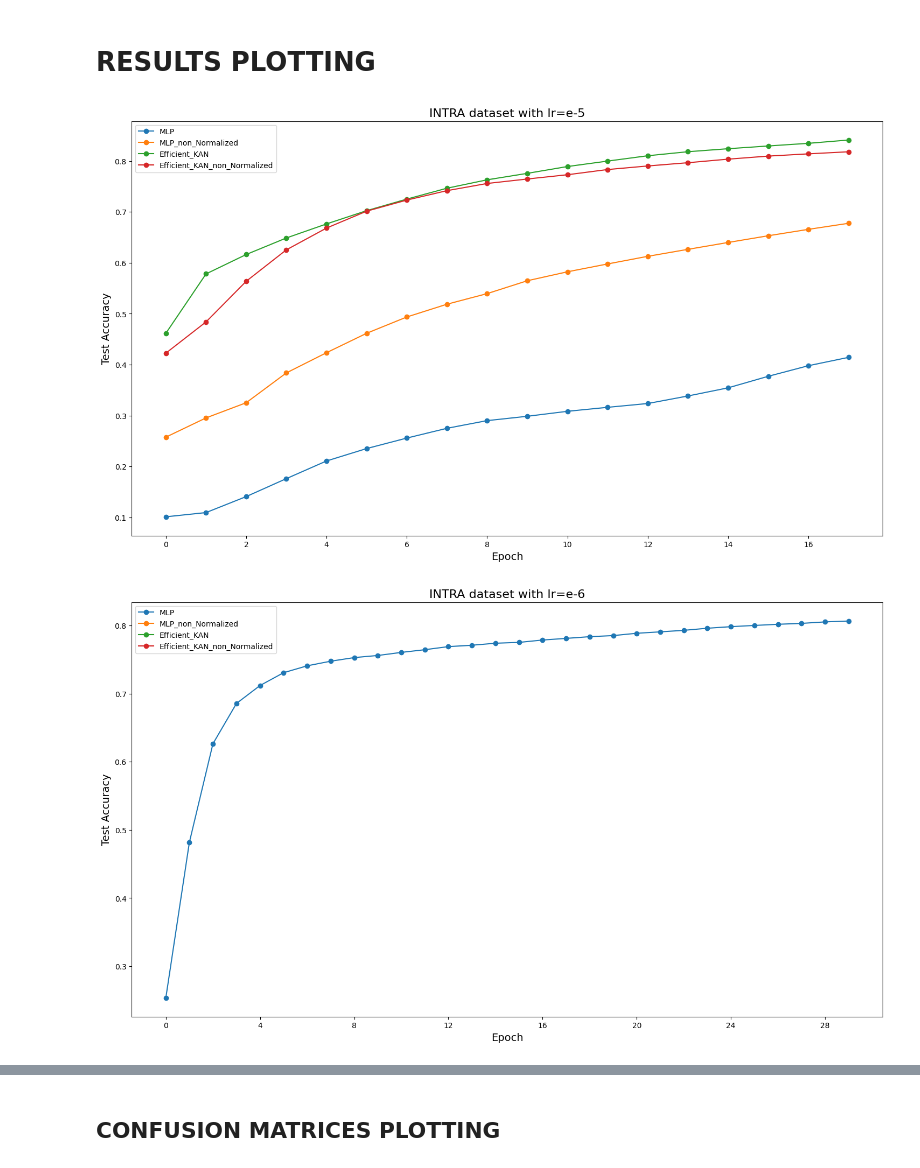
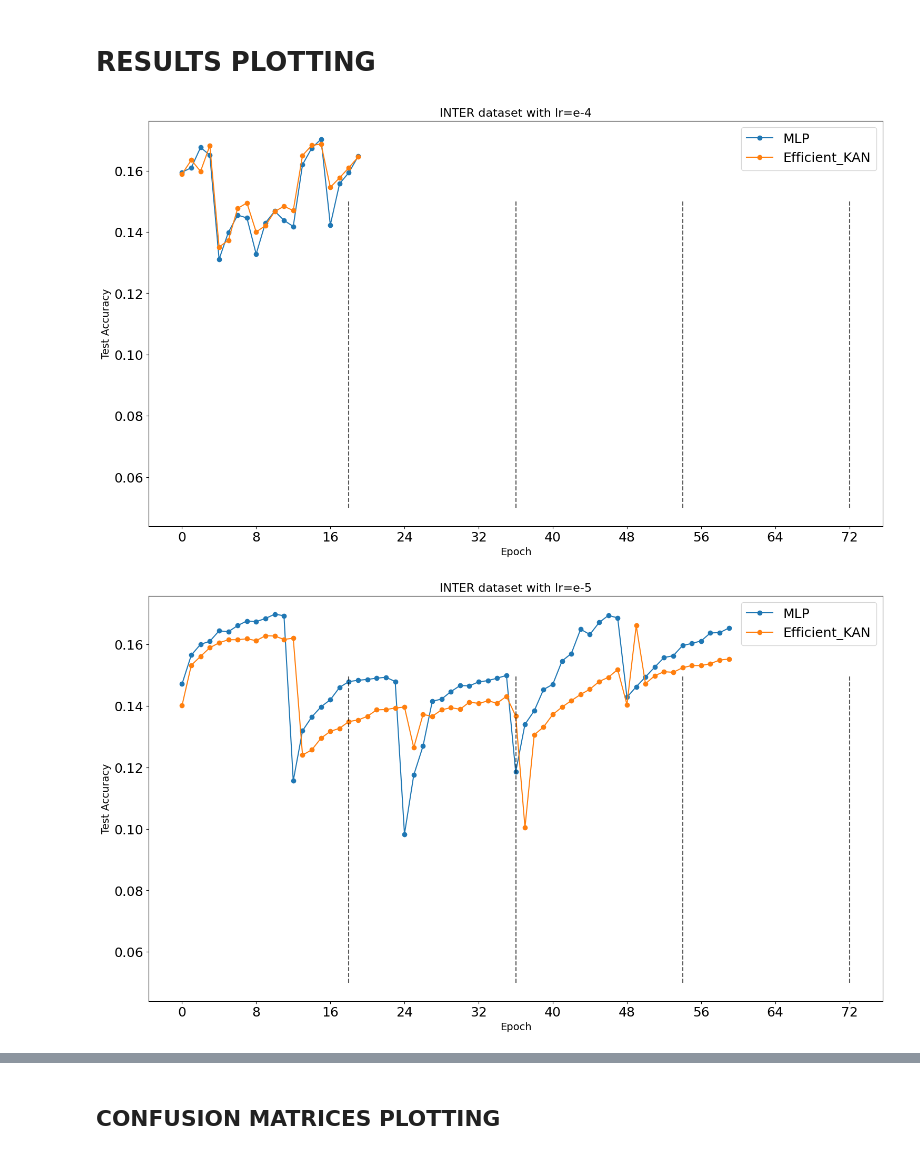
Before and after one commit to MrPio/KAN-Continual_Learning_tests, a Jupyter notebook: KAN_catastrophic_forgetting.ipynb, the cells around one changed output, grey strips where cells are left out. Drawn from its saved outputs; the diff is of its cells as text; code cells hidden in the pictures.

```diff
--- a/KAN_catastrophic_forgetting.ipynb
+++ b/KAN_catastrophic_forgetting.ipynb
@@ -117,9 +120,9 @@ class MLP(nn.Module):
         return x
 # %%
 # MLP
-class MLP_non_Normalized(nn.Module):
+class MLP_Normalized(nn.Module):
     def __init__(self, checkpoint: str | None = None):
-        super(MLP_non_Normalized, self).__init__()
+        super(MLP_Normalized, self).__init__()
         self.layers = [input_size, 28 * 28, 256, 10] if dataset == datasets.MNIST \
             else [input_size, 32 * 32, 512, 10] if dataset == datasets.CIFAR10 \
             else []
@@ -132,6 +135,7 @@ class MLP_non_Normalized(nn.Module):
 
     def forward(self, x):
         x = x.view(-1, self.layers[0])
+        x = (x / 0.5 - 1)
         x = torch.relu(self.fc1(x))
         x = torch.relu(self.fc2(x))
         x = self.fc3(x)
@@ -417,8 +421,10 @@ class KANvolver(nn.Module):
 # %% [markdown]
 # TRAIN() AND TEST() FUNCTIONS
 # %%
-def train(model, checkpoint, optimizer, start_epoch=0, epochs=5, on_epoch_end=None, lr=0, loader=train_loader,
+def train(model, checkpoint, optimizer, start_epoch=0, epochs=5, on_epoch_end=None, lr=0, loader=None,
           task_id=None):
+    if loader is None:
+        loader = train_loader
     criterion = nn.NLLLoss()
     # scheduler = optim.lr_scheduler.ExponentialLR(optimizer, gamma=0.996)
     for epoch in range(start_epoch, epochs + start_epoch):
@@ -507,19 +513,19 @@ def onEpochEnd(model, epoch, train_loss, epoch_duration, lr, task_id):
 # %% [markdown]
 ## INTRA DATASET TEST
 # %%
-for lr in [1e-3, 1e-4, 1e-5, 1e-6][-2:-1]:
-    models = [Efficient_KAN(), Efficient_KAN_non_Normalized(), MLP(), MLP_non_Normalized(),
+for lr in [1e-5, 1e-6]:
+    models = [Efficient_KAN(), MLP(), Efficient_KAN_non_Normalized(), MLP_non_Normalized(),
               CKAN_BN(), KANC_MLP(), NormalConvsKAN(), ConvNet(),
               KKAN_Convolutional_Network(), SimpleCNN(), KANvolver()]
     print(f'Using lr={lr} ------------------------------------')
-    for model in [x.to(device) for x in models[:4]]:
+    for model in [x.to(device) for x in models[:2]]:
         print(f'Training model={model.__class__.__name__}')
         train(model, f'results/{dataset_name}/intra/{model.__class__.__name__}', epochs=18, start_epoch=0,
               optimizer=optim.Adam(model.parameters(), lr=lr), on_epoch_end=onEpochEnd, lr=lr)
 # %% [markdown]
 ## INTER DATASET TEST
 # %%
-for lr in [1e-5]:
+for epochs, lr in zip([4], [1e-4]):
     models = [MLP(), Efficient_KAN(),
               CKAN_BN(), KANC_MLP(), NormalConvsKAN(),
               # ConvNet(),
@@ -529,7 +535,6 @@ for lr in [1e-5]:
         print(f'Training model={model.__class__.__name__}')
         for i, task in enumerate(train_loader_tasks):
             print(f'Training on task {i}')
-            epochs = 10
             train(model, f'results/{dataset_name}/inter/{model.__class__.__name__}', epochs=epochs,
                   start_epoch=i * epochs, optimizer=optim.Adam(model.parameters(), lr=lr), on_epoch_end=onEpochEnd,
                   lr=lr, loader=task, task_id=i)
@@ -536,45 +570,45 @@ for lr in [1e-5]:
 # %% [markdown]
 # RESULTS PLOTTING
 # %%
-models = [MLP(), MLP_non_Normalized(), Efficient_KAN(), Efficient_KAN_non_Normalized(),
+models = [MLP(), Efficient_KAN(), MLP_Normalized(), Efficient_KAN_non_Normalized(),
           CKAN_BN(), KANC_MLP(), NormalConvsKAN(),
           KKAN_Convolutional_Network(), SimpleCNN(), KANvolver()]
-for lr in [1e-5, 1e-6]:
+for lr in [1e-4,1e-5,1e-6,1e-7]:
     fig, ax = plt.subplots()
     batches = [
         0,
         5923,
         6742,
         5958,
         6131,
         5842,
         5421,
         5918,
         6265,
         5851,
         # 5949,
     ]
     granularity = 1
-    for name in list(map(lambda e: e.__class__.__name__, models[:4])):
-        stats = EpochStat.loadModelStats(name, dir=f'results/{dataset_name}/intra/',
+    for name in list(map(lambda e: e.__class__.__name__, models[:2])):
+        stats = EpochStat.loadModelStats(name, dir=f'results/{dataset_name}/inter/',
                                          subdir=f'lr_{round(math.log10(lr))}/')
         ax.plot(list(map(lambda e: e.get_accuracy(), stats))[:], label=name, marker='o')
         # ax.plot(list(map(lambda e: e.train_accuracies, stats))[0][::granularity], label=name)
     plt.legend()
     ax.xaxis.set_major_locator(MaxNLocator(integer=True))
     # ax.set_xticks([x // 64 // granularity for x in itertools.accumulate(batches)])
     # ax.set_xticklabels(range(10))
     # plt.vlines(x=[x // 64 // granularity for x in itertools.accumulate(batches)], ymin=0, ymax=1, colors='black',
     #            alpha=0.65, linestyles='dashed')
     # plt.xlabel('Train Digits Batches', fontdict={'fontsize': 14})
     # plt.ylabel('Train batch Loss', fontdict={'fontsize': 14})
     # plt.title('Train batch loss spikes show up when a new digit is submitted', fontdict={'fontsize': 16})
     plt.xlabel('Epoch', fontdict={'fontsize': 14})
     plt.ylabel('Test Accuracy', fontdict={'fontsize': 14})
-    plt.title(f'INTRA dataset with lr=e{round(math.log10(lr))}', fontdict={'fontsize': 16})
-    # plt.vlines(x=range(0, 50, 10)[1:], ymin=0.06, ymax=0.35, colors='black', alpha=0.65, linestyles='dashed')
+    plt.title(f'INTER dataset with lr=e{round(math.log10(lr))}', fontdict={'fontsize': 16})
+    plt.vlines(x=range(0, 90, 18)[1:], ymin=0.05, ymax=0.15, colors='black', alpha=0.65, linestyles='dashed')
     fig.set_size_inches(18, 10)
     plt.show()
 # %% [output]
-[figure, old version]
+[figure, new version]
-[figure, old version]
+[figure, new version]
```
Also changed, not shown: parts of 6 cells of this notebook, 1 other file.
